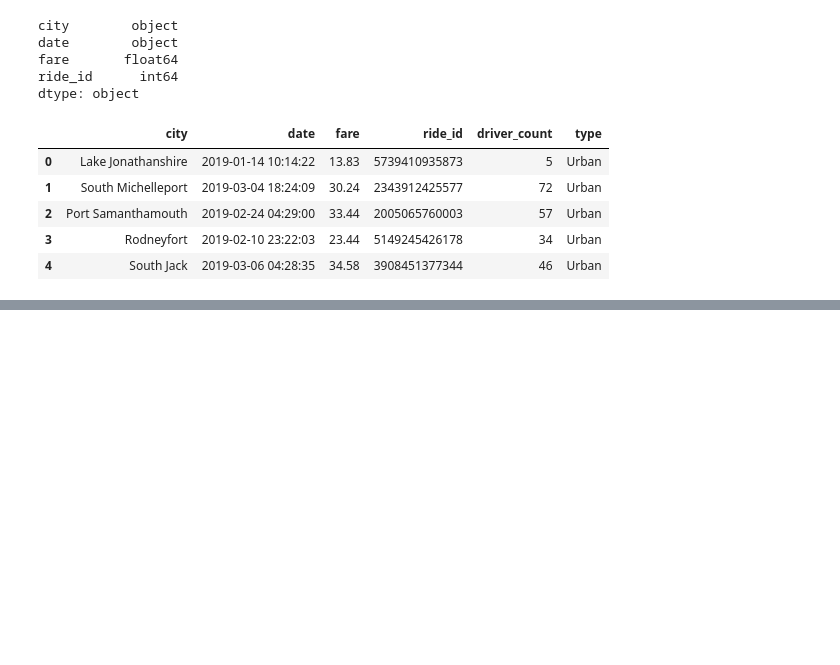
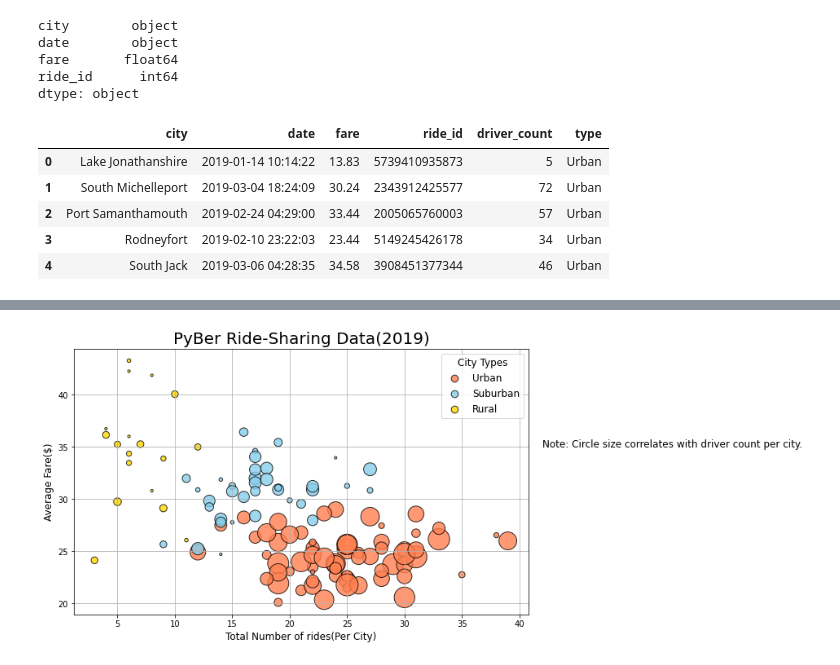
Before and after one commit to Shuchihsu/PyBer_Analysis, a Jupyter notebook: pyBer.ipynb, the cells around one changed output, grey strips where cells are left out. Saved outputs shown, nothing was run; the diff lists cells and outputs as text; code cells hidden in the pictures; blank space fills up the shorter version.

```diff
--- a/pyBer.ipynb
+++ b/pyBer.ipynb
@@ -105,0 +285,41 @@ pyber_data_df.head()
+# %%
+# Build the scatter plots for urban cities.
+plt.subplots(figsize=(10,6))
+plt.scatter(urban_city_count,
+            urban_avg_fare, s=10*urban_driver_count,edgecolor ='k',linewidth=1,c="coral", alpha=0.8,label="Urban" )
+
+# Build the scatter plots for suburban cities.
+plt.scatter(suburban_city_count,
+            suburban_avg_fare, s=10*suburban_driver_count,edgecolor ='k',linewidth=1,c="skyblue", alpha=0.8,label="Suburban" )
+
+
+# Build the scatter plots for rural cities.
+plt.scatter(rural_city_count,
+            rural_avg_fare, s=10*rural_driver_count,edgecolor ='k',linewidth=1,c="gold", alpha=0.8,label="Rural" )
+
+# Incorporate the other graph properties
+# add title
+plt.title('PyBer Ride-Sharing Data(2019)',fontsize=20)
+# Add labels
+plt.xlabel('Total Number of rides(Per City)',fontsize=12)
+plt.ylabel('Average Fare($)',fontsize=12)
+# Add grid
+plt.grid()
+# Create a legend
+# Urban suburban and rural fontsize
+lgnd = plt.legend(fontsize="12",
+          mode="Expended",scatterpoints=1,loc=0, title="City Types")
+# marker size
+lgnd.legendHandles[0]._sizes = [75]
+lgnd.legendHandles[1]._sizes = [75]
+lgnd.legendHandles[2]._sizes = [75]
+# Title(City Types) fonsize
+lgnd.get_title().set_fontsize(12)
+# Incorporate a text label about circle size.
+plt.text(42, 35, "Note: Circle size correlates with driver count per city.", fontsize="12")
+
+# Save the figure.
+plt.savefig("analysis/Fig1.png")
+plt.show()
+# %% [output]
+[figure, added]
```
Also changed, not shown: parts of 14 cells of this notebook, 2 other files.
